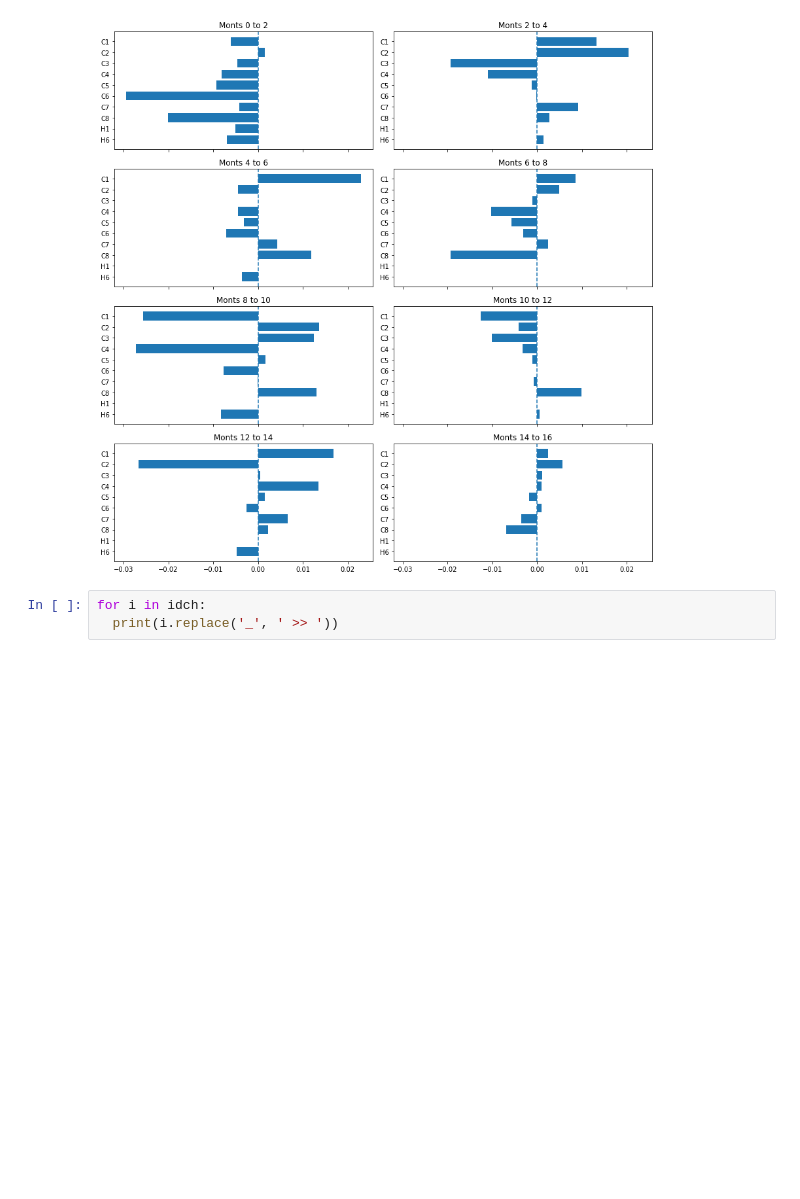
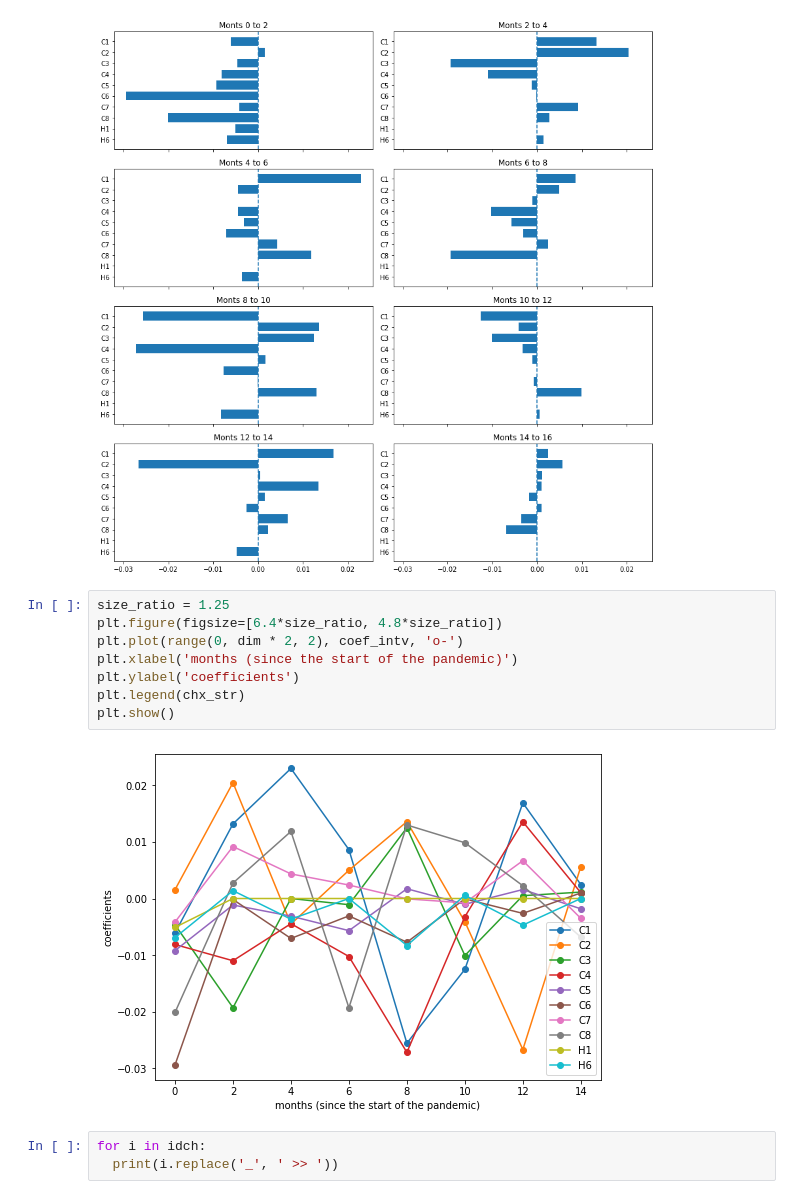
Before and after one commit to alexmadrinanfdez/covid-policy-analysis, a Jupyter notebook: linear-analysis.ipynb, the cells around one changed output. Drawn from its saved outputs; the diff is of its cells as text; blank space fills up the shorter version.

Commit message:
add tmp coef evolution plot

```diff
--- a/linear-analysis.ipynb
+++ b/linear-analysis.ipynb
@@ -1271,6 +1271,16 @@ fig.tight_layout()
 fig.show()
 # %% [output]
 [figure]
+# %%
+size_ratio = 1.25
+plt.figure(figsize=[6.4*size_ratio, 4.8*size_ratio])
+plt.plot(range(0, dim * 2, 2), coef_intv, 'o-')
+plt.xlabel('months (since the start of the pandemic)')
+plt.ylabel('coefficients')
+plt.legend(chx_str)
+plt.show()
+# %% [output]
+[figure, added]
 # %%
 for i in idch:
   print(i.replace('_', ' >> '))
```
Also changed, not shown: parts of 4 cells of this notebook.
